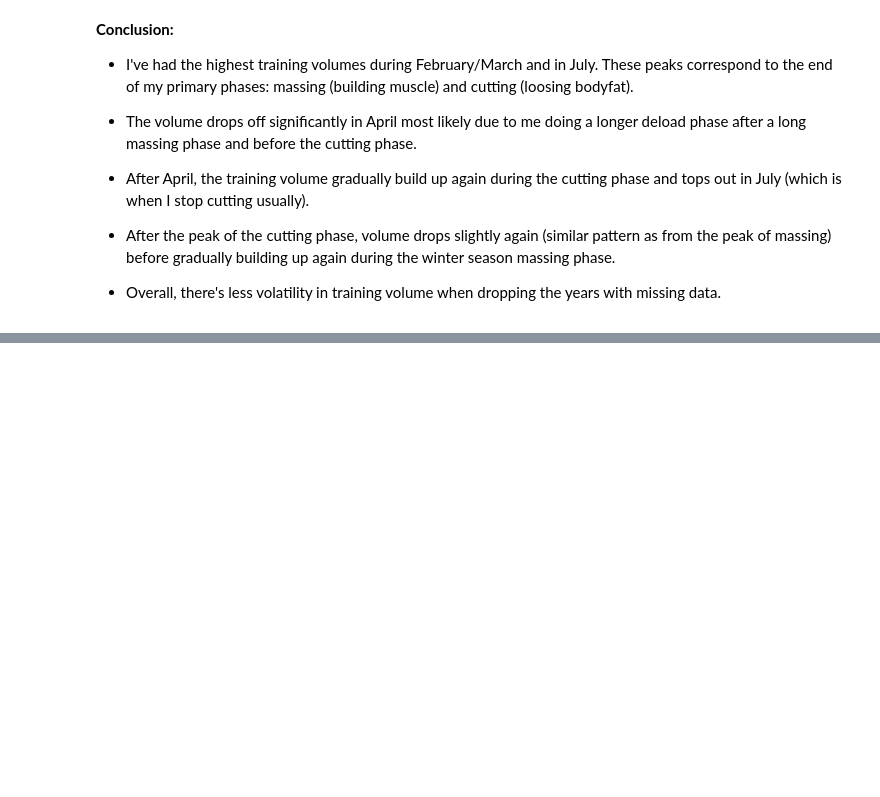
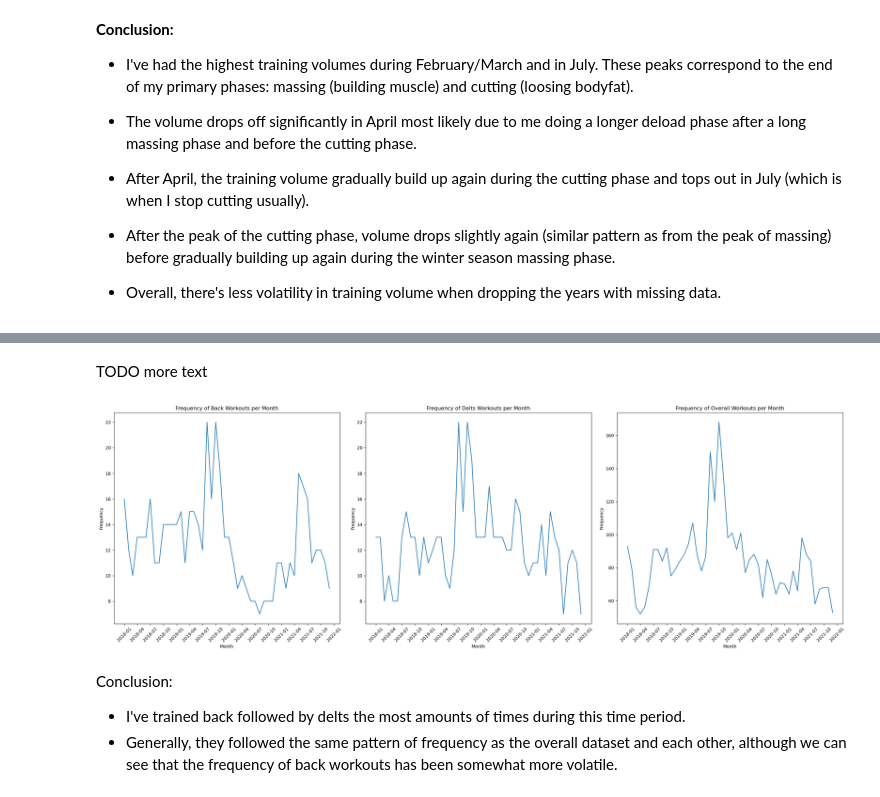
Before and after one commit to ossianhempel/training_data_analysis, a Jupyter notebook: my_training.ipynb, the cells around one changed output, grey strips where cells are left out. Saved outputs shown, nothing was run; the diff lists cells and outputs as text; code cells hidden in the pictures; blank space fills up the shorter version.

```diff
--- a/my_training.ipynb
+++ b/my_training.ipynb
@@ -770,0 +641,51 @@ Conclusion: My tr
+# %% [markdown]
+TODO more text
+# %%
+# Count the frequency of workouts per month
+back_workouts_frequency = back_workouts.groupby('month_year').size().reset_index(name='frequency')
+delts_workouts_frequency = delts_workouts.groupby('month_year').size().reset_index(name='frequency')
+
+# Convert 'month_year' to datetime
+back_workouts_frequency['month_year'] = back_workouts_frequency['month_year'].dt.to_timestamp()
+delts_workouts_frequency['month_year'] = delts_workouts_frequency['month_year'].dt.to_timestamp()
+
+# Extract the month and year for the overall dataset and count the frequency of workouts per month
+df_clean_aggregated.loc[:, 'month_year'] = df_clean_aggregated['parsed_date'].dt.to_period('M').astype(str)
+df_clean_aggregated.loc[:, 'month_year'] = pd.to_datetime(df_clean_aggregated['month_year'])
+overall_workouts_frequency = df_clean_aggregated.groupby('month_year').size().reset_index(name='frequency')
+
+# Create a figure with three subplots
+fig, axes = plt.subplots(nrows=1, ncols=3, figsize=(24, 8))
+
+# Plot the line graph for back workouts frequency on the first subplot
+sns.lineplot(ax=axes[0], data=back_workouts_frequency, x='month_year', y='frequency')
+axes[0].set_title('Frequency of Back Workouts per Month')
+axes[0].set_xlabel('Month')
+axes[0].set_ylabel('Frequency')
+axes[0].xaxis.set_major_locator(mdates.MonthLocator(interval=3))
+axes[0].tick_params(axis='x', rotation=45)
+
+# Plot the line graph for delts workouts frequency on the second subplot
+sns.lineplot(ax=axes[1], data=delts_workouts_frequency, x='month_year', y='frequency')
+axes[1].set_title('Frequency of Delts Workouts per Month')
+axes[1].set_xlabel('Month')
+axes[1].set_ylabel('Frequency')
+axes[1].xaxis.set_major_locator(mdates.MonthLocator(interval=3))
+axes[1].tick_params(axis='x', rotation=45)
+
+# Plot the line graph for overall workouts frequency on the third subplot
+sns.lineplot(ax=axes[2], data=overall_workouts_frequency, x='month_year', y='frequency')
+axes[2].set_title('Frequency of Overall Workouts per Month')
+axes[2].set_xlabel('Month')
+axes[2].set_ylabel('Frequency')
+axes[2].xaxis.set_major_locator(mdates.MonthLocator(interval=3))
+axes[2].tick_params(axis='x', rotation=45)
+
+plt.tight_layout()
+plt.show()
+# %% [output]
+[figure, new version]
+# %% [markdown]
+Conclusion:
+- I've trained back followed by delts the most amounts of times during this time period.
+- Generally, they followed the same pattern of frequency as the overall dataset and each other, although we can see that the frequency of back workouts has been somewhat more volatile.
```
Also changed, not shown: parts of 62 cells of this notebook.
